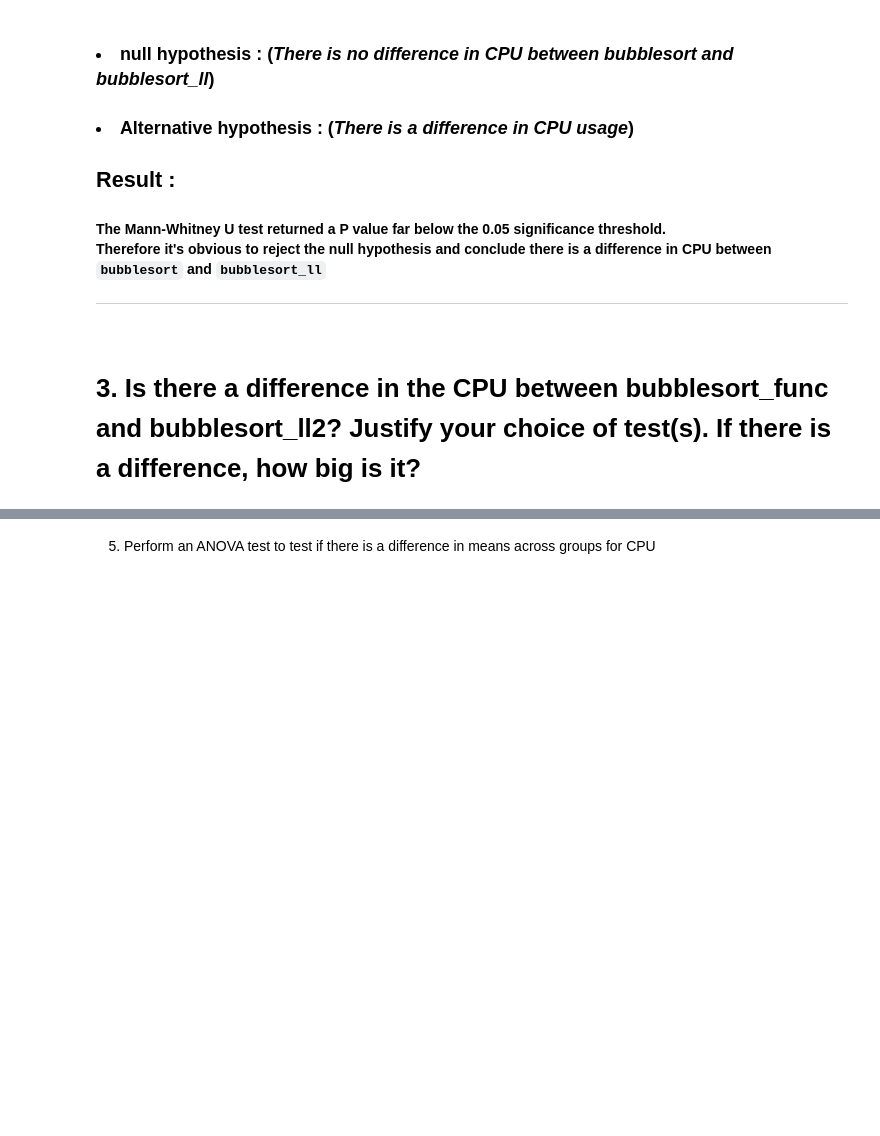
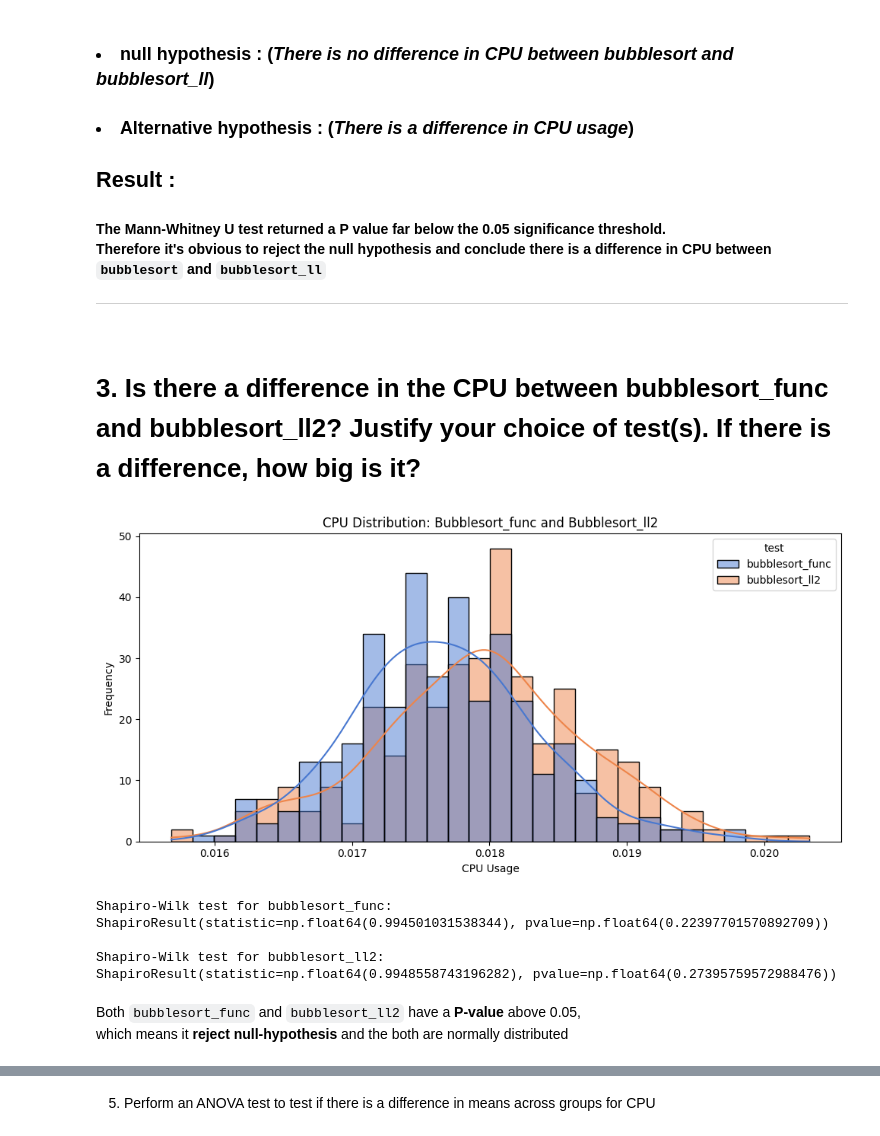
Before and after one commit to Sebastianrix/Data-Things, a Jupyter notebook: 3) Statistics/Exercises in statistics.ipynb, the cells around one changed output, grey strips where cells are left out. Saved outputs shown, nothing was run; the diff lists cells and outputs as text; code cells hidden in the pictures; blank space fills up the shorter version.

```diff
--- a/3) Statistics/Exercises in statistics.ipynb
+++ b/3) Statistics/Exercises in statistics.ipynb
@@ -281,3 +281,37 @@ Therefore it's obvious to reject the <b>null hypothesis</b> and conclude there i
 <hr>
 # %% [markdown]
 <h1>3. Is there a difference in the CPU between bubblesort_func and bubblesort_ll2? Justify your choice of test(s). If there is a difference, how big is it?</h>
+# %%
+import matplotlib.pyplot as plt
+import seaborn as sns
+
+cpu_bubblesort_func = df[df['test'] == 'bubblesort_func']['CPU']
+cpu_bubblesort_ll2 = df[df['test'] == 'bubblesort_ll2']['CPU']
+dr_compare = df[df['test'].isin(['bubblesort_func', 'bubblesort_ll2'])]
+
+plt.figure(figsize=(10, 5))
+sns.histplot(data=dr_compare, x='CPU', hue='test', bins=30, kde=True, palette='muted')
+plt.title('CPU Distribution: Bubblesort_func and Bubblesort_ll2')
+plt.xlabel('CPU Usage')
+plt.ylabel('Frequency')
+plt.tight_layout()
+plt.show()
+# %% [output]
+[figure, added]
+# %%
+from scipy.stats import shapiro
+
+print("Shapiro-Wilk test for bubblesort_func:")
+print(shapiro(cpu_bubblesort_func), "\n")
+
+print("Shapiro-Wilk test for bubblesort_ll2:")
+print(shapiro(cpu_bubblesort_ll2))
+# %% [output]
+Shapiro-Wilk test for bubblesort_func:
+ShapiroResult(statistic=np.float64(0.994501031538344), pvalue=np.float64(0.22397701570892709))
+
+Shapiro-Wilk test for bubblesort_ll2:
+ShapiroResult(statistic=np.float64(0.9948558743196282), pvalue=np.float64(0.27395759572988476))
+# %% [markdown]
+<p>Both <code>bubblesort_func</code> and <code>bubblesort_ll2</code> have a <b>P-value</b> above 0.05,
+<br> which means it <b>reject null-hypothesis</b> and the both are normally distributed</p>
```
Also changed, not shown: parts of 8 cells of this notebook.
